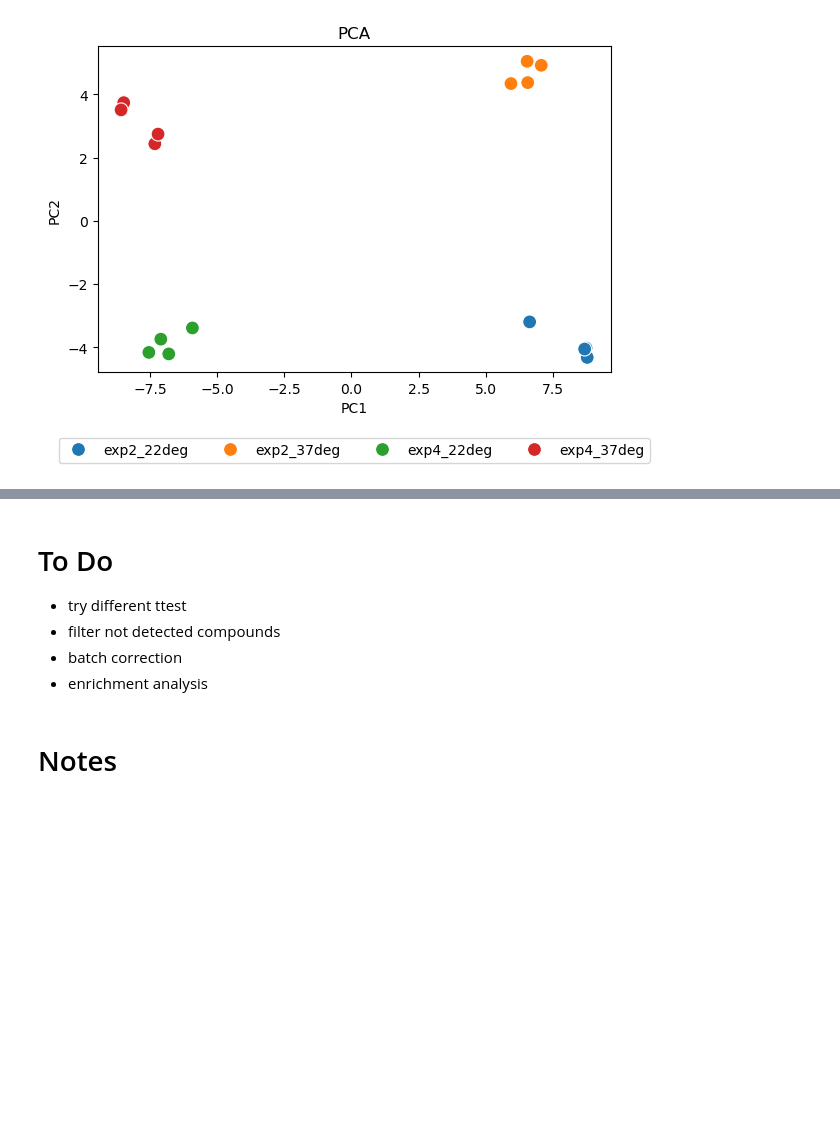
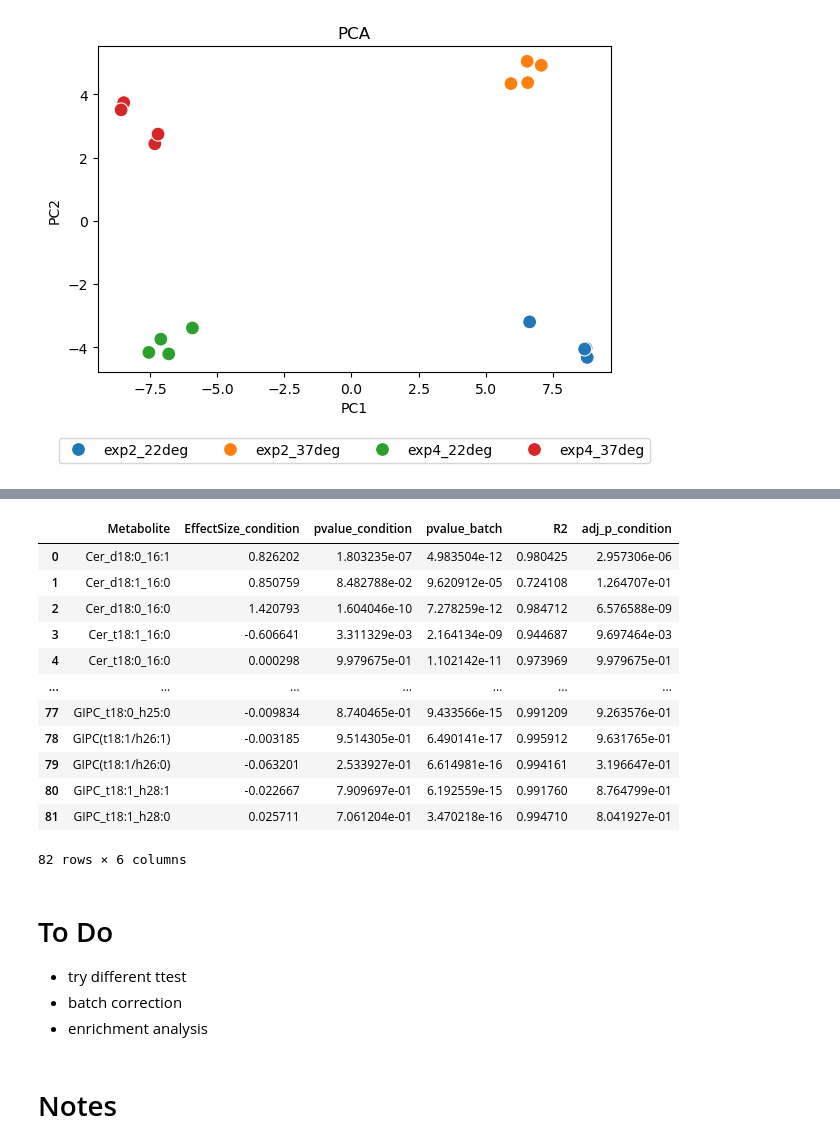
Before and after one commit to janniswi00/sphingo_modelling, a Jupyter notebook: code/analysis.ipynb, the cells around one changed output, grey strips where cells are left out. Drawn from its saved outputs; the diff is of its cells as text; code cells hidden in the pictures; blank space fills up the shorter version.

Commit message:
batch correction: linear model

```diff
--- a/code/analysis.ipynb
+++ b/code/analysis.ipynb
@@ -535,2 +536,5 @@ Das bedeutet:
 # %%
 batch_df = preprocessing(pd.read_csv("../data/formated/wt_24h.csv"), replace_zero="half_min_loc", relative_values=False)
+batch_df_t = batch_df.filter(regex="sum").T
+batch_df_t.columns = batch_df["compound"].values
+batch_df_t
@@ -554,0 +541,66 @@ ____________
+# %%
+samples = batch_df.filter(regex="sum").columns
+results = []
+
+for metabolite in batch_df_t.columns:
+
+    df_model = pd.DataFrame({
+        "sample": samples,
+        "y": batch_df_t[metabolite].values
+    })
+
+    df_model["batch"] = df_model["sample"].str.extract(r"(exp\d+)")
+    df_model["condition"] = df_model["sample"].str.extract(r"_(\d+deg)")
+
+    model = smf.ols("y ~ C(condition) + C(batch)", data=df_model).fit()
+
+    # Condition-Effekt automatisch extrahieren
+    condition_param = [p for p in model.params.index if "C(condition)" in p]
+
+    if len(condition_param) > 0:
+        coef = model.params[condition_param[0]]
+        pval = model.pvalues[condition_param[0]]
+    else:
+        coef = np.nan
+        pval = np.nan
+
+    # Batch-Effekt extrahieren
+    batch_param = [p for p in model.params.index if "C(batch)" in p]
+
+    if len(batch_param) > 0:
+        batch_pval = model.pvalues[batch_param[0]]
+    else:
+        batch_pval = np.nan
+
+    results.append({
+        "Metabolite": metabolite,
+        "EffectSize_condition": coef,
+        "pvalue_condition": pval,
+        "pvalue_batch": batch_pval,
+        "R2": model.rsquared
+    })
+
+results_df = pd.DataFrame(results)
+
+# FDR-Korrektur
+results_df["adj_p_condition"] = multipletests(
+    results_df["pvalue_condition"],
+    method="fdr_bh"
+)[1]
+
+#results_df = results_df.sort_values("adj_p_condition")
+results_df
+# %% [output]
+|  | Metabolite | EffectSize_condition | pvalue_condition | pvalue_batch | R2 | adj_p_condition |
+| 0 | Cer_d18:0_16:1 | 0.826202 | 1.803235e-07 | 4.983504e-12 | 0.980425 | 2.957306e-06 |
+| 1 | Cer_d18:1_16:0 | 0.850759 | 8.482788e-02 | 9.620912e-05 | 0.724108 | 1.264707e-01 |
+| 2 | Cer_d18:0_16:0 | 1.420793 | 1.604046e-10 | 7.278259e-12 | 0.984712 | 6.576588e-09 |
+| 3 | Cer_t18:1_16:0 | -0.606641 | 3.311329e-03 | 2.164134e-09 | 0.944687 | 9.697464e-03 |
+| 4 | Cer_t18:0_16:0 | 0.000298 | 9.979675e-01 | 1.102142e-11 | 0.973969 | 9.979675e-01 |
+| ... | ... | ... | ... | ... | ... | ... |
+| 77 | GIPC_t18:0_h25:0 | -0.009834 | 8.740465e-01 | 9.433566e-15 | 0.991209 | 9.263576e-01 |
+| 78 | GIPC(t18:1/h26:1) | -0.003185 | 9.514305e-01 | 6.490141e-17 | 0.995912 | 9.631765e-01 |
+| 79 | GIPC(t18:1/h26:0) | -0.063201 | 2.533927e-01 | 6.614981e-16 | 0.994161 | 3.196647e-01 |
+| 80 | GIPC_t18:1_h28:1 | -0.022667 | 7.909697e-01 | 6.192559e-15 | 0.991760 | 8.764799e-01 |
+| 81 | GIPC_t18:1_h28:0 | 0.025711 | 7.061204e-01 | 3.470218e-16 | 0.994710 | 8.041927e-01 |
+82 rows × 6 columns
@@ -555,7 +609,6 @@ ____________
 # %% [markdown]
 # To Do
 - try different ttest
-- filter not detected compounds
 - batch correction
 - enrichment analysis
 # %% [markdown]
```
Also changed, not shown: parts of 4 cells of this notebook.
